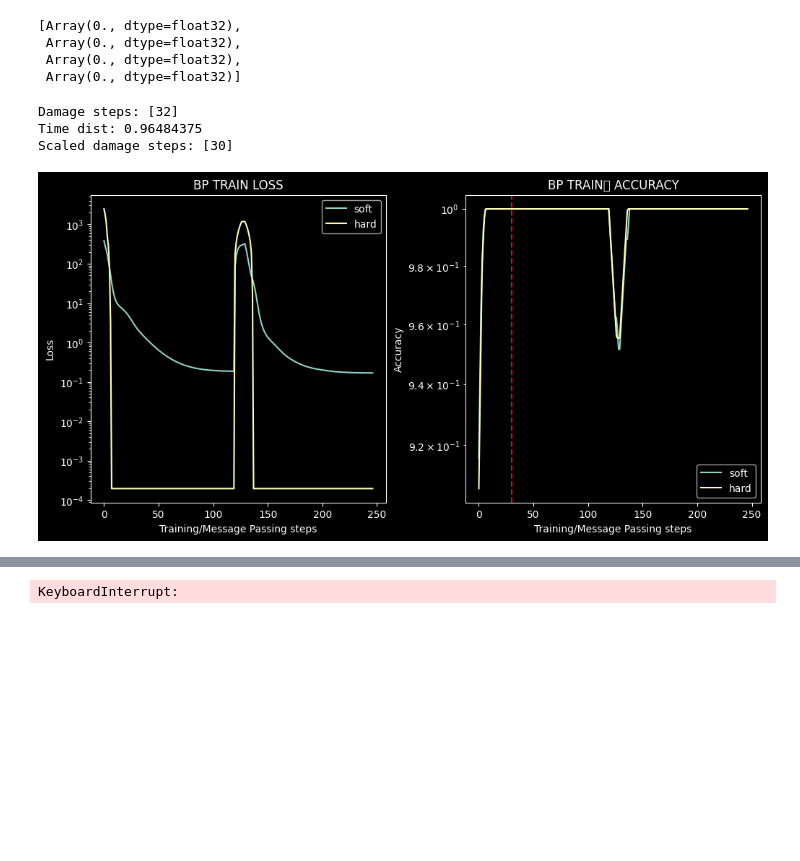
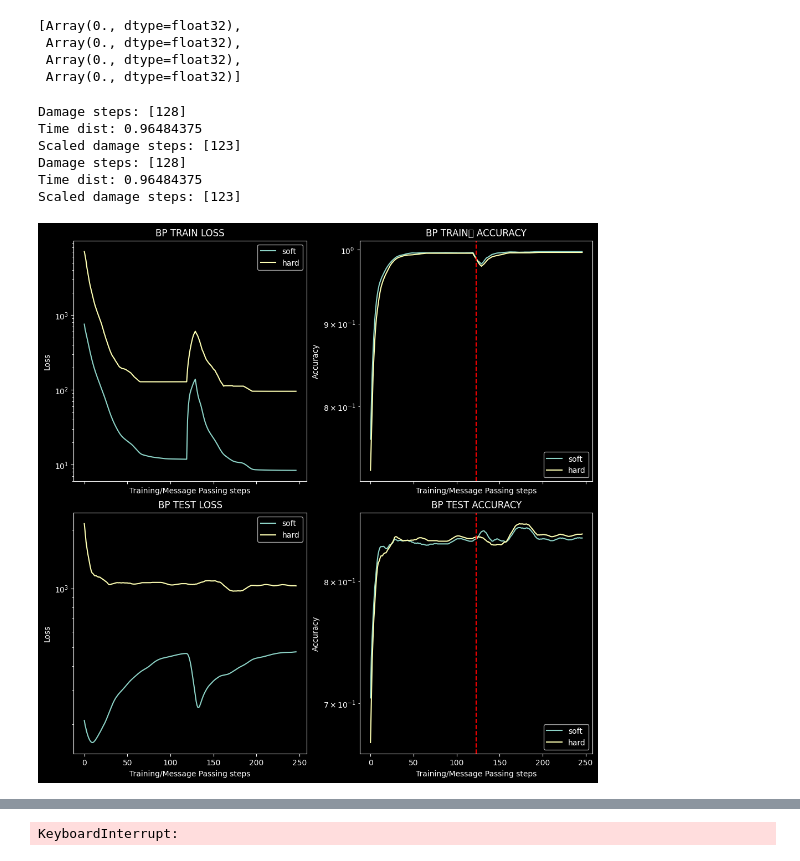
Before and after one commit to GabrielBena/boolean_nca_cc, a Jupyter notebook: random_boolean_nets.ipynb, the cells around one changed output, grey strips where cells are left out. Cells and saved outputs as stored; diff of their text form; code cells hidden in the pictures; blank space fills up the shorter version.

```diff
--- a/random_boolean_nets.ipynb
+++ b/random_boolean_nets.ipynb
@@ -266,6 +266,7 @@ def plot_losses(
     damage_steps=None,
     plot_damages=False,
     smooth_factor: int = 25,
+    logscale: bool = True,
 ):
     if figax is None:
         fig, ax = plt.subplots()
@@ -311,7 +312,7 @@ def plot_losses(
     smooth_plot = smooth_accs if plot_accuracy else smooth_losses
     time_dist = len(smooth_plot) / len(base_plot)
     ax.legend()
-    ax.set_yscale("log")
+    ax.set_yscale("log" if logscale else "linear")
     ax.set_xlabel("Training/Message Passing steps")
     ax.set_ylabel("Loss" if not plot_accuracy else "Accuracy")
 
@@ -319,45 +320,56 @@ def plot_losses(
         print(f"Damage steps: {damage_steps}")
         print(f"Time dist: {time_dist}")
         scaled_damage_steps = [int(i * time_dist) for i in damage_steps]
         print(f"Scaled damage steps: {scaled_damage_steps}")
         [ax.axvline(i, color="r", linestyle="--") for i in scaled_damage_steps]
 
     if title is not None:
         ax.set_title(title)
 
 
-fig, axs = plt.subplots(1, 2, figsize=(10, 5), sharey=False, sharex=True, constrained_layout=True)
+fig, axs = plt.subplots(2, 2, figsize=(10, 10), sharey=False, sharex=True, constrained_layout=True)
 if len(axs.shape) == 1:
     axs = np.array([axs])
 plot_losses(
     train_loss_log_bp,
     train_aux_log_bp,
     (fig, axs[0, 0]),
     title="BP TRAIN LOSS",
     damage_steps=damage_steps,
 )
 plot_losses(
     train_loss_log_bp,
     train_aux_log_bp,
     (fig, axs[0, 1]),
     plot_accuracy=True,
     title="BP TRAIN	 ACCURACY",
     damage_steps=damage_steps,
     plot_damages=True,
 )
-# plot_losses(test_loss_log_bp, test_aux_log_bp, (fig, axs[1, 0]), title="BP TEST LOSS")
-# plot_losses(
-#     test_loss_log_bp,
-#     test_aux_log_bp,
-#     (fig, axs[1, 1]),
-#     plot_accuracy=True,
-#     title="BP TEST ACCURACY",
-# )
+plot_losses(
+    test_loss_log_bp,
+    test_aux_log_bp,
+    (fig, axs[1, 0]),
+    title="BP TEST LOSS",
+    damage_steps=damage_steps,
+)
+plot_losses(
+    test_loss_log_bp,
+    test_aux_log_bp,
+    (fig, axs[1, 1]),
+    plot_accuracy=True,
+    title="BP TEST ACCURACY",
+    damage_steps=damage_steps,
+    plot_damages=True,
+)
 # %% [output]
-Damage steps: [32]
+Damage steps: [128]
 Time dist: 0.96484375
-Scaled damage steps: [30]
+Scaled damage steps: [123]
+Damage steps: [128]
+Time dist: 0.96484375
+Scaled damage steps: [123]
-[figure, old version]
+[figure, new version]
 # %%
 bp_results = {
     "train_losses": train_loss_log_bp,
```
Also changed, not shown: parts of 29 cells of this notebook, 15 other files.
